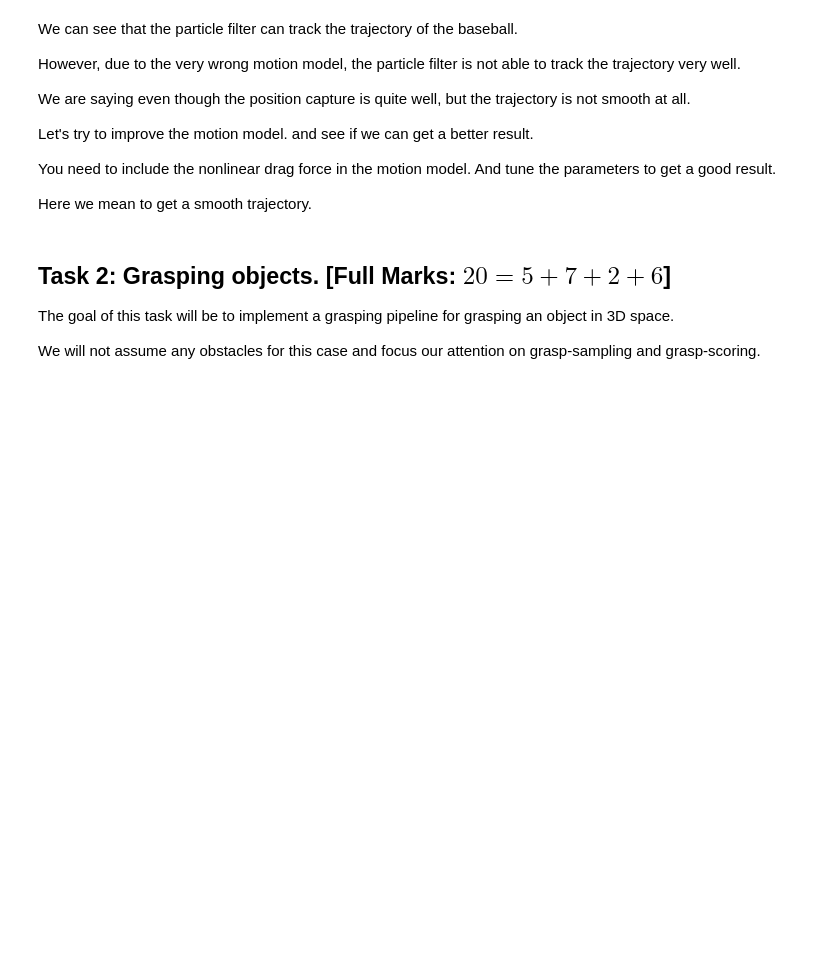
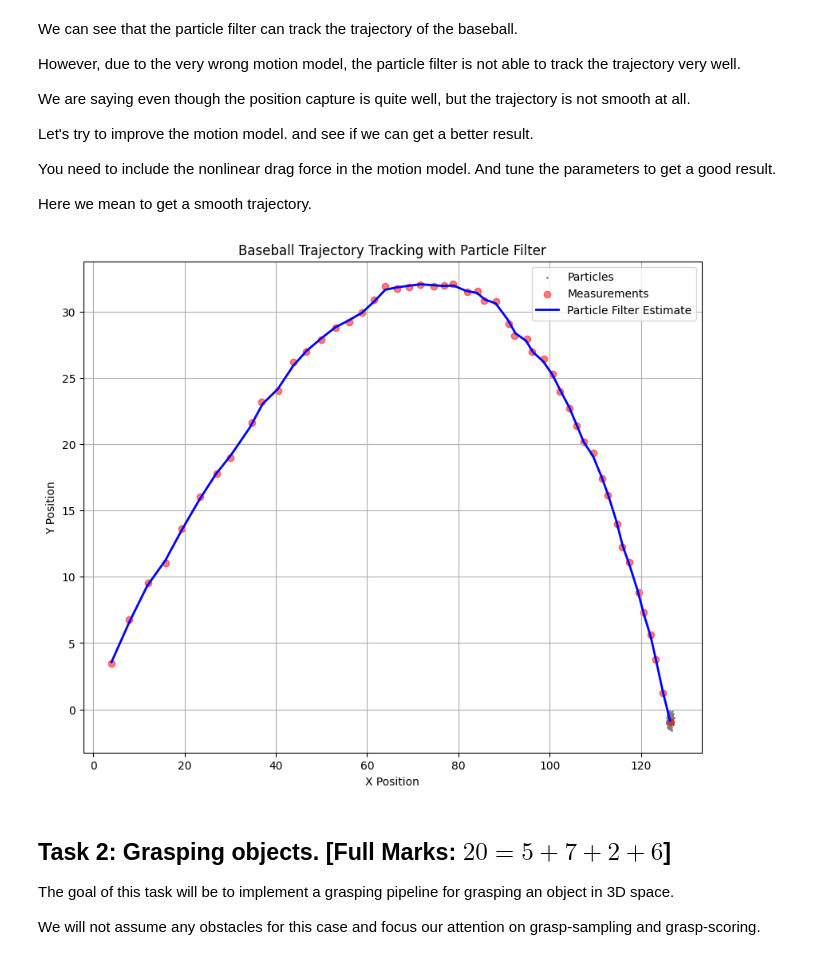
Before and after one commit to DS3a/IRobMan_Assignment_2, a Jupyter notebook: problems/asignment2.ipynb, the cells around one changed output. Saved outputs shown, nothing was run; the diff lists cells and outputs as text; code cells hidden in the pictures; blank space fills up the shorter version.

```diff
--- a/problems/asignment2.ipynb
+++ b/problems/asignment2.ipynb
@@ -853,7 +878,7 @@ class BaseballParticleFilter:
             # Calculate velocity and drag force
 
             ########### TODO ##################
-
+            drag_force = ball.drag_force((vx**2 + vy**2)**0.5)
             ###############################
 
             # Update velocities with drag and gravity
@@ -934,9 +959,17 @@ pf = BaseballParticleFilter(
     dt=0.1,
     ## your parameters here
     measurement_noise=[0.3, 0.3],
-    motion_noise_std=0.1
+    motion_noise_std=0.3
     ## your parameters here
     ## your explanation here
+    # The motion noise std needs to be quite high.
+    # This is because the model does not consider air drag
+    # Setting a low value for the motion noise will make the filter depend more on an inaccurate model.
+    # This will cause the system to drift away from the actual state of the ball over time
+    #
+    #
+    # Now the measurement noise for now, I have just copied from the initialization of
+    #       the BaseballPath instance, in which it is set to 0.3, 0.3
 )
 
 # Track trajectory and plot
@@ -957,33 +990,35 @@ while True:
     # Get estimate and store
     x_est, y_est = pf.estimate()
     xs.append(x_est)
     ys.append(y_est)
 
     # Stop when ball hits ground
     if y_est <= 0:
         break
 
 # Final plot
 plt.figure(figsize=(10, 8))
 
 # Plot particles
 plt.scatter(pf.particles[:,0], pf.particles[:,2],
            color='gray', s=1, label='Particles')
 
 # Plot measurements
 plt.scatter(measurements_x, measurements_y,
            color='r', alpha=0.5, label='Measurements')
 
 # Plot estimates
 plt.plot(xs, ys, 'b-', linewidth=2, label='Particle Filter Estimate')
 
 plt.grid(True)
 plt.legend()
 plt.xlabel('X Position')
 plt.ylabel('Y Position')
 plt.title('Baseball Trajectory Tracking with Particle Filter')
 
 plt.show()
+# %% [output]
+[figure, added]
 # %% [markdown]
 ## Task 2: Grasping objects. [Full Marks: $20 = 5 + 7 + 2 + 6$]
 
```
Also changed, not shown: parts of 6 cells of this notebook.
